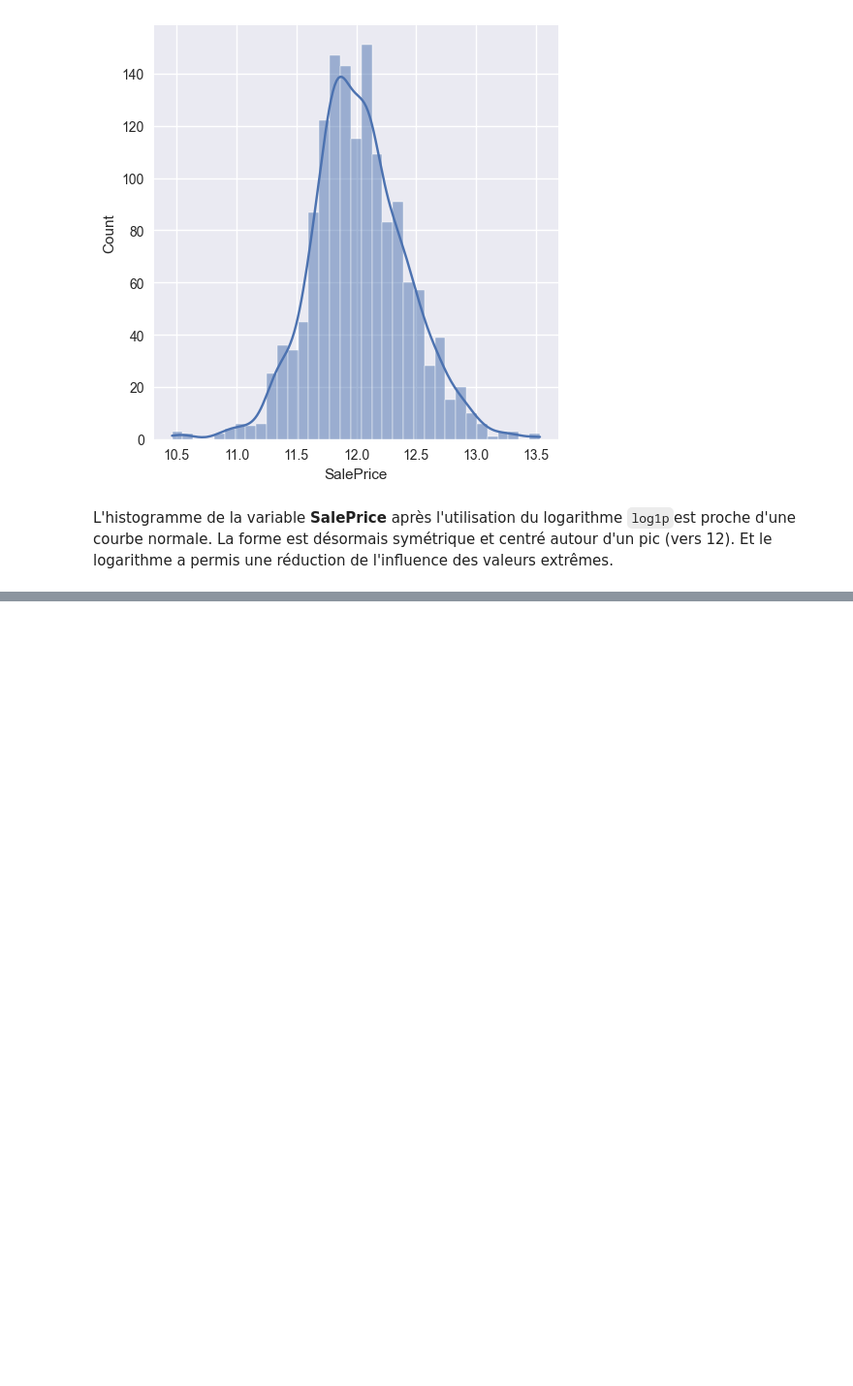
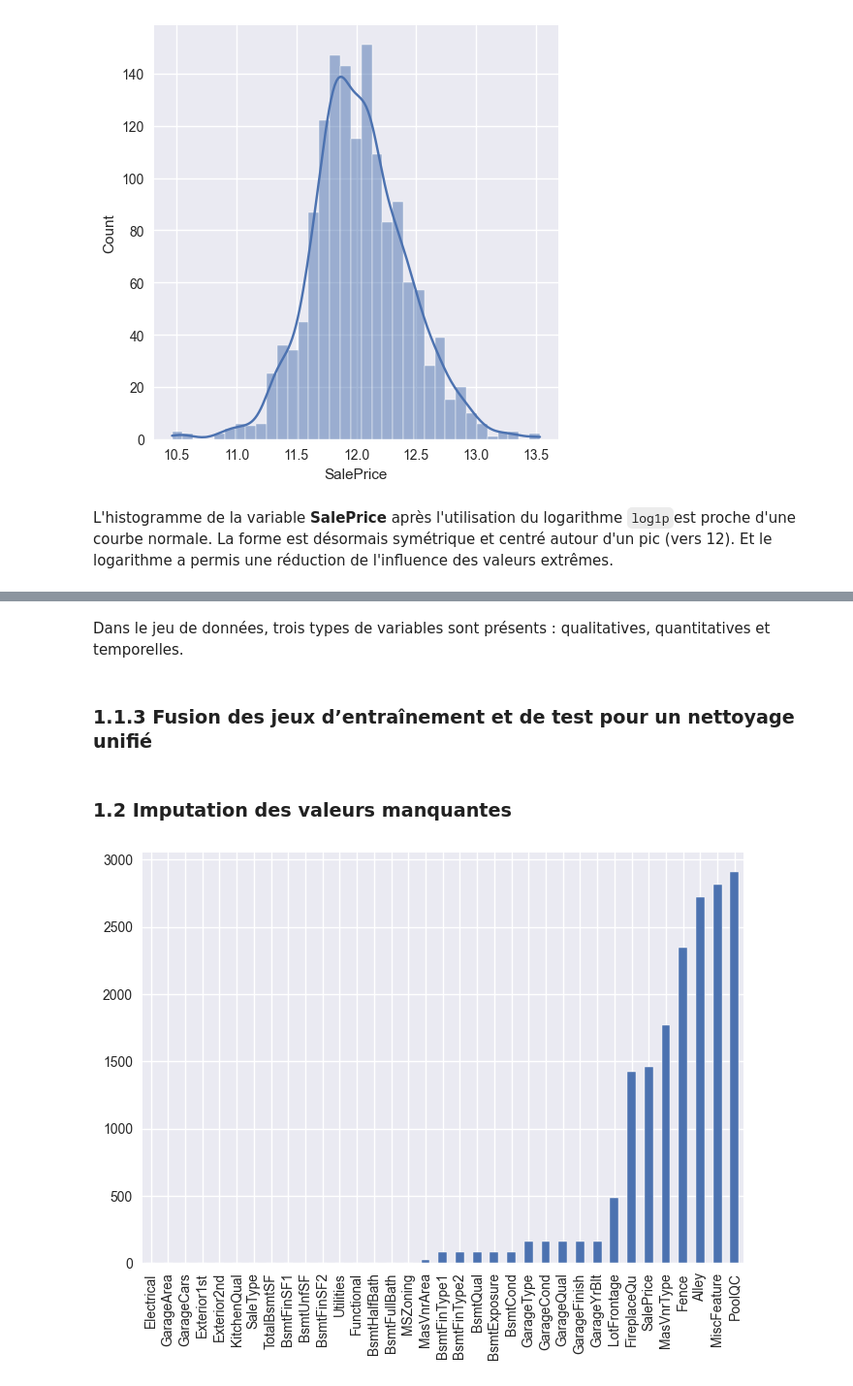
Before and after one commit to cutiips/OverfittingRepo, a Jupyter notebook: new-hope.ipynb, the cells around one changed output, grey strips where cells are left out. Shown at 97% size. Cells and saved outputs as stored; diff of their text form; code cells hidden in the pictures; blank space fills up the shorter version.

```diff
--- a/new-hope.ipynb
+++ b/new-hope.ipynb
@@ -227,0 +230,2 @@ L'histogramme de la variable **SalePrice** après l'utilisation du logarithme `l
+# %% [markdown]
+Dans le jeu de données, trois types de variables sont présents : qualitatives, quantitatives et temporelles.
@@ -227,0 +249,23 @@ L'histogramme de la variable **SalePrice** après l'utilisation du logarithme `l
+# %% [markdown]
+### 1.1.3 Fusion des jeux d’entraînement et de test pour un nettoyage unifié
+# %%
+data_raw = pd.concat([train_raw, validation_raw])
+# %% [markdown]
+### 1.2 Imputation des valeurs manquantes
+# %%
+def plot_missing(data):
+
+    missing = data.isnull().sum()
+    missing = missing[missing > 0]
+
+    if missing.empty:
+        print('No missing values')
+    else :
+        missing.sort_values(inplace=True)
+        missing.plot.bar()
+
+        plt.show()
+
+plot_missing(data_raw)
+# %% [output]
+[figure, added]
```
Also changed, not shown: parts of 3 cells of this notebook.
